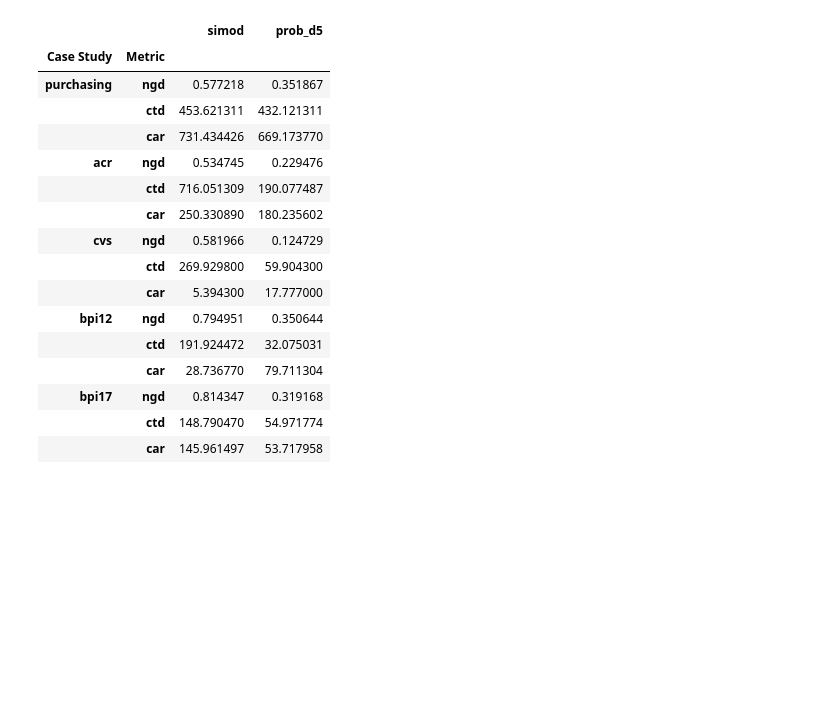
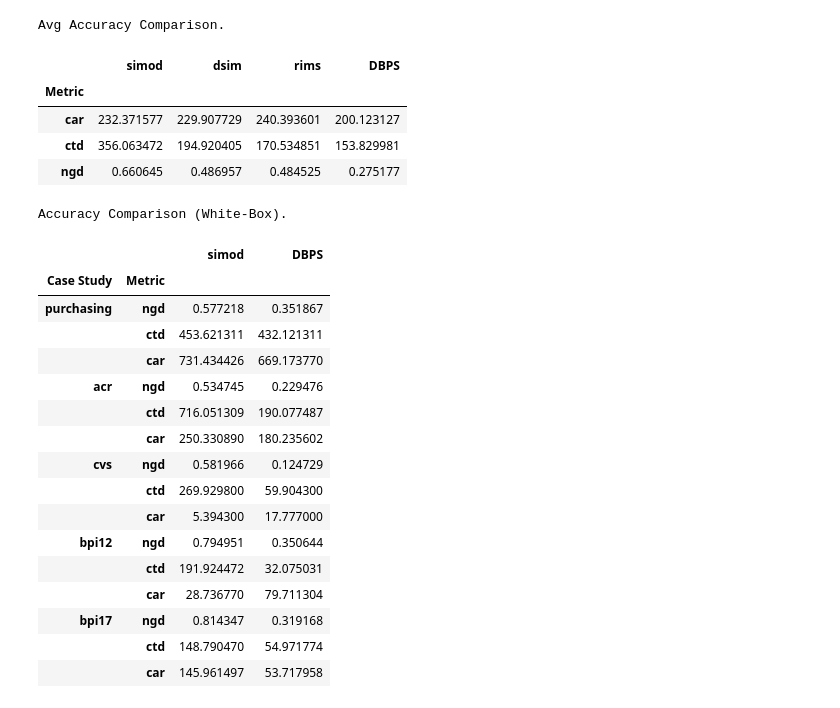
Before and after one commit to franvinci/prosit, a Jupyter notebook: analysis.ipynb, the cells around one changed output. Saved outputs shown, nothing was run; the diff lists cells and outputs as text; code cells hidden in the pictures; blank space fills up the shorter version.

```diff
--- a/analysis.ipynb
+++ b/analysis.ipynb
@@ -163,6 +97,16 @@ styled_min
 | bpi17 | ngd | 0.814347 | 0.584121 | 0.581658 | 0.319168 |
 |  | ctd | 148.790470 | 114.314488 | 36.529998 | 54.971774 |
 |  | car | 145.961497 | 24.326364 | 82.289713 | 53.717958 |
+# %%
+print("Avg Accuracy Comparison.")
+df_min.groupby("Metric").mean().style.highlight_min(axis=1, color='green')
+# %% [output]
+Avg Accuracy Comparison.
+|  | simod | dsim | rims | DBPS |
+| Metric |  |  |  |  |
+| car | 232.371577 | 229.907729 | 240.393601 | 200.123127 |
+| ctd | 356.063472 | 194.920405 | 170.534851 | 153.829981 |
+| ngd | 0.660645 | 0.486957 | 0.484525 | 0.275177 |
 # %%
 def generate_comparison_table(depth):
     rows = []
@@ -171,12 +115,12 @@ def generate_comparison_table(depth):
             row = {"Case Study": case, "Metric": metric}
 
             # SOTA methods
-            for method in ["simod"]:
+            for method in [x for x in methods_sota if x.startswith("simod")]:
                 val = sota_data.get(method, {}).get(case, {}).get(metric, np.nan)
                 row[method] = val
 
             # My methods
-            row[f"prob_d{depth}"] = my_data["prob"].get(case, {}).get(metric, {}).get(depth, (np.nan,))[0]
+            row[f"DBPS"] = my_data["prob"].get(case, {}).get(metric, {}).get(depth, (np.nan,))[0]
 
             rows.append(row)
 
@@ -188,9 +132,11 @@ def generate_comparison_table(depth):
     return df, styled
 
 df_min, styled_min = generate_comparison_table(best_depth)
+print("Accuracy Comparison (White-Box).")
 styled_min
 # %% [output]
+Accuracy Comparison (White-Box).
-|  |  | simod | prob_d5 |
+|  |  | simod | DBPS |
 | Case Study | Metric |  |  |
 | purchasing | ngd | 0.577218 | 0.351867 |
 |  | ctd | 453.621311 | 432.121311 |
```
Also changed, not shown: parts of 9 cells of this notebook.
